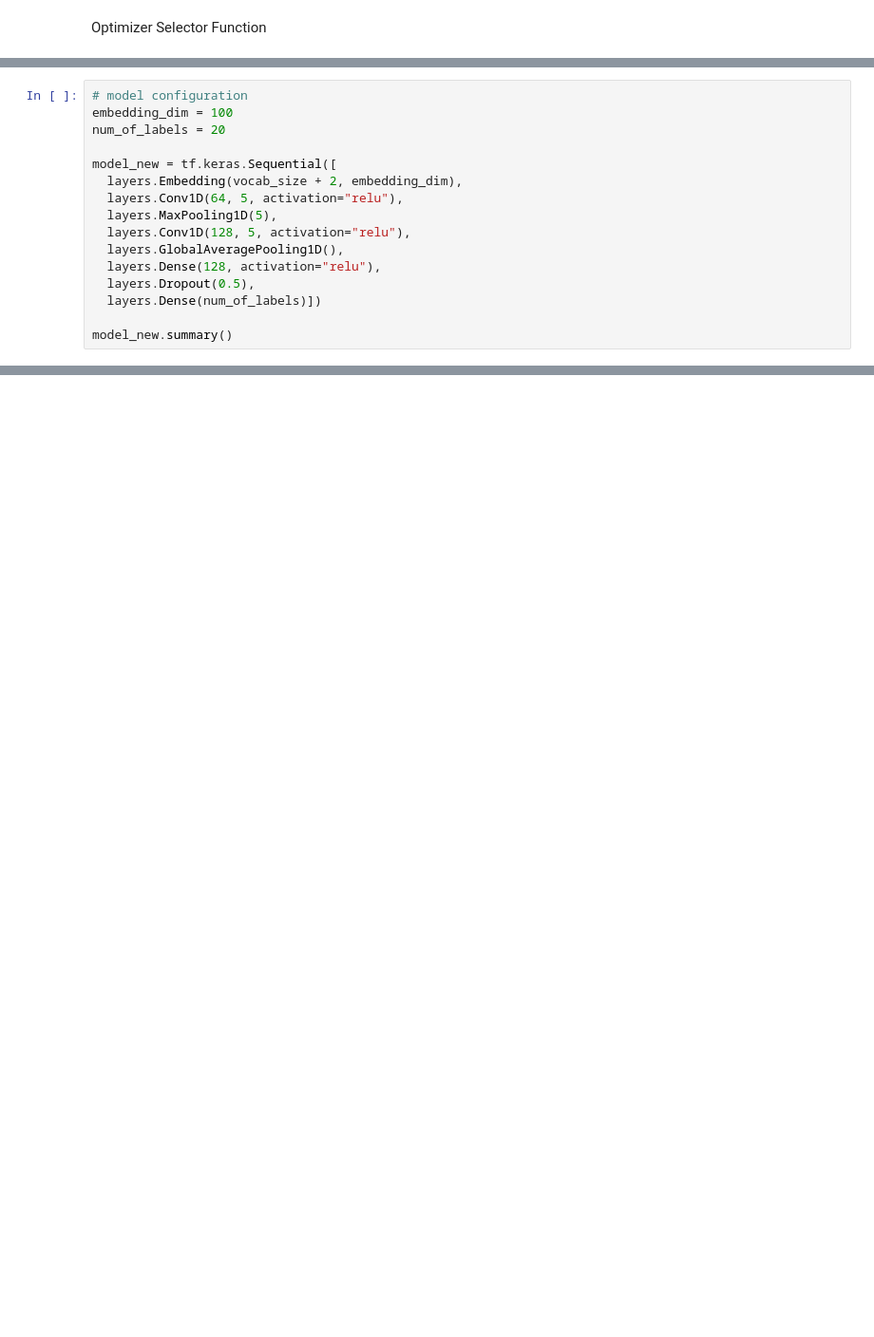
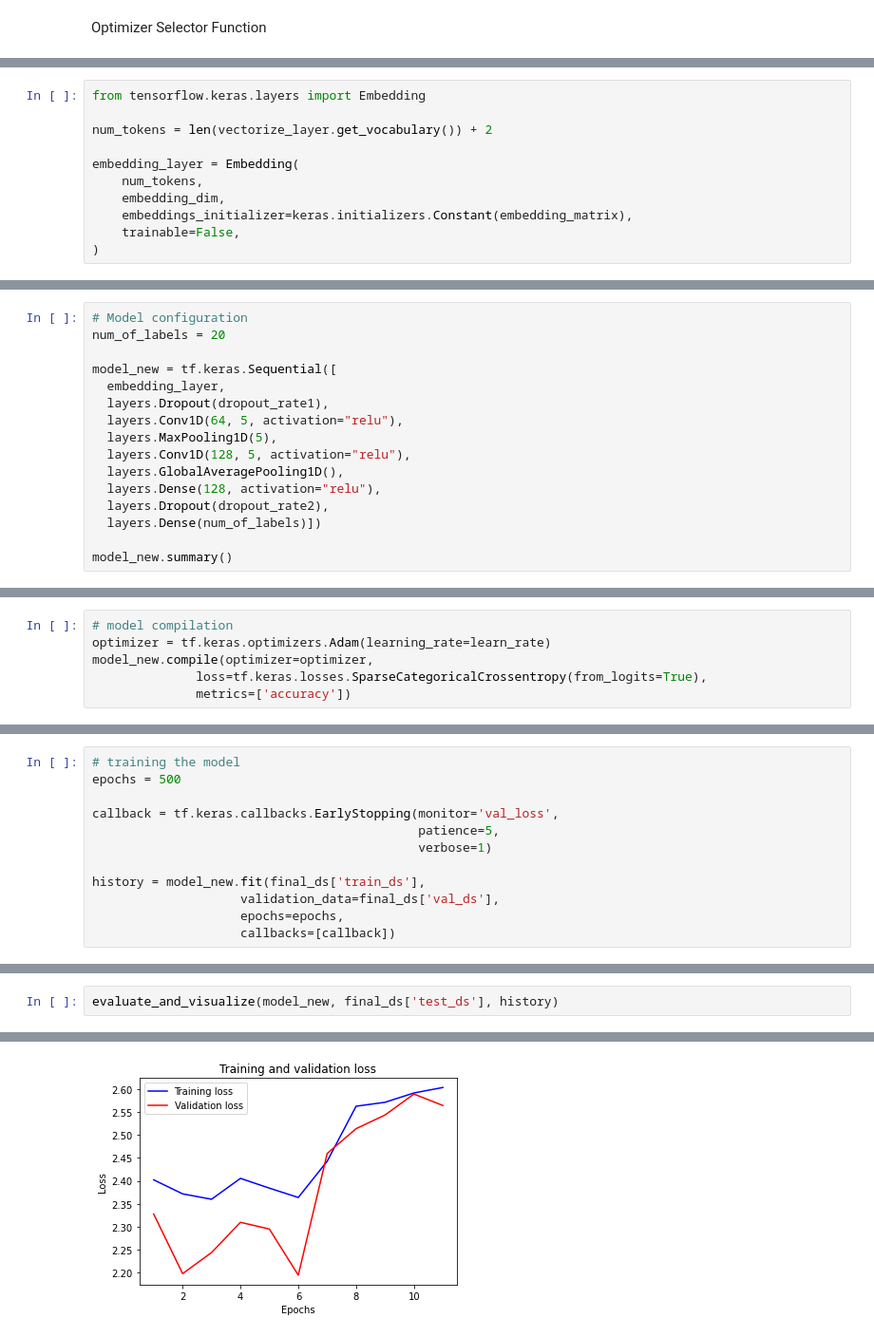
Before and after one commit to farrokhkarimi/multi_label_text_classification, a Jupyter notebook: multi_label_text_classification.ipynb, the cells around one changed output, grey strips where cells are left out. Shown at 95% size. Saved outputs shown, nothing was run; the diff lists cells and outputs as text; blank space fills up the shorter version.

Commit message:
Increased validation accuracy up to near 87%

```diff
--- a/multi_label_text_classification.ipynb
+++ b/multi_label_text_classification.ipynb
@@ -737,0 +1041,11 @@ print(embedding_matrix.shape)
+# %%
+from tensorflow.keras.layers import Embedding
+
+num_tokens = len(vectorize_layer.get_vocabulary()) + 2
+
+embedding_layer = Embedding(
+    num_tokens,
+    embedding_dim,
+    embeddings_initializer=keras.initializers.Constant(embedding_matrix),
+    trainable=False,
+)
@@ -738,16 +1064,16 @@ print(embedding_matrix.shape)
 # %%
-# model configuration
-embedding_dim = 100
+# Model configuration
 num_of_labels = 20
 
 model_new = tf.keras.Sequential([
-  layers.Embedding(vocab_size + 2, embedding_dim),
+  embedding_layer,
+  layers.Dropout(dropout_rate1),
   layers.Conv1D(64, 5, activation="relu"),
   layers.MaxPooling1D(5),
   layers.Conv1D(128, 5, activation="relu"),
   layers.GlobalAveragePooling1D(),
   layers.Dense(128, activation="relu"),
-  layers.Dropout(0.5),
+  layers.Dropout(dropout_rate2),
   layers.Dense(num_of_labels)])
 
 model_new.summary()
@@ -753,0 +1098,6 @@ model_new.summary()
+# %%
+# model compilation
+optimizer = tf.keras.optimizers.Adam(learning_rate=learn_rate)
+model_new.compile(optimizer=optimizer,
+              loss=tf.keras.losses.SparseCategoricalCrossentropy(from_logits=True),
+              metrics=['accuracy'])
@@ -753,0 +1107,12 @@ model_new.summary()
+# %%
+# training the model
+epochs = 500
+
+callback = tf.keras.callbacks.EarlyStopping(monitor='val_loss',
+                                            patience=5,
+                                            verbose=1)
+
+history = model_new.fit(final_ds['train_ds'],
+                    validation_data=final_ds['val_ds'],
+                    epochs=epochs,
+                    callbacks=[callback])
@@ -753,0 +1140,3 @@ model_new.summary()
+# %%
+evaluate_and_visualize(model_new, final_ds['test_ds'], history)
+# %% [output]
@@ -753,0 +1146 @@ model_new.summary()
+[figure, added]
```
Also changed, not shown: parts of 106 cells of this notebook.
